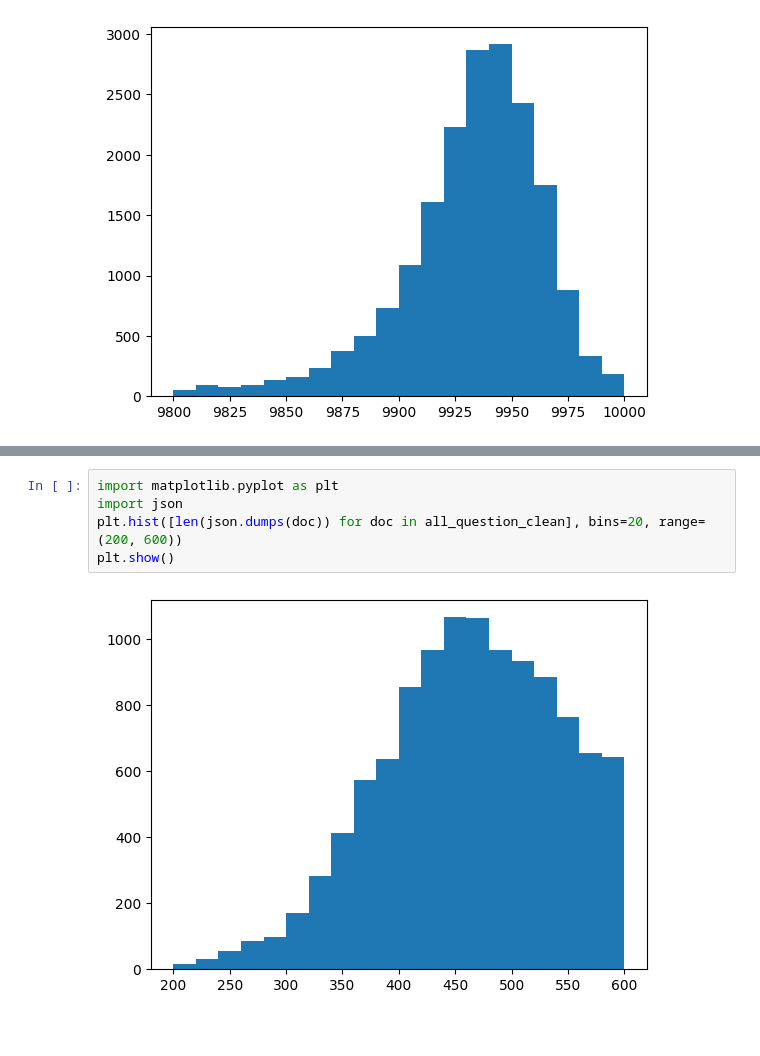
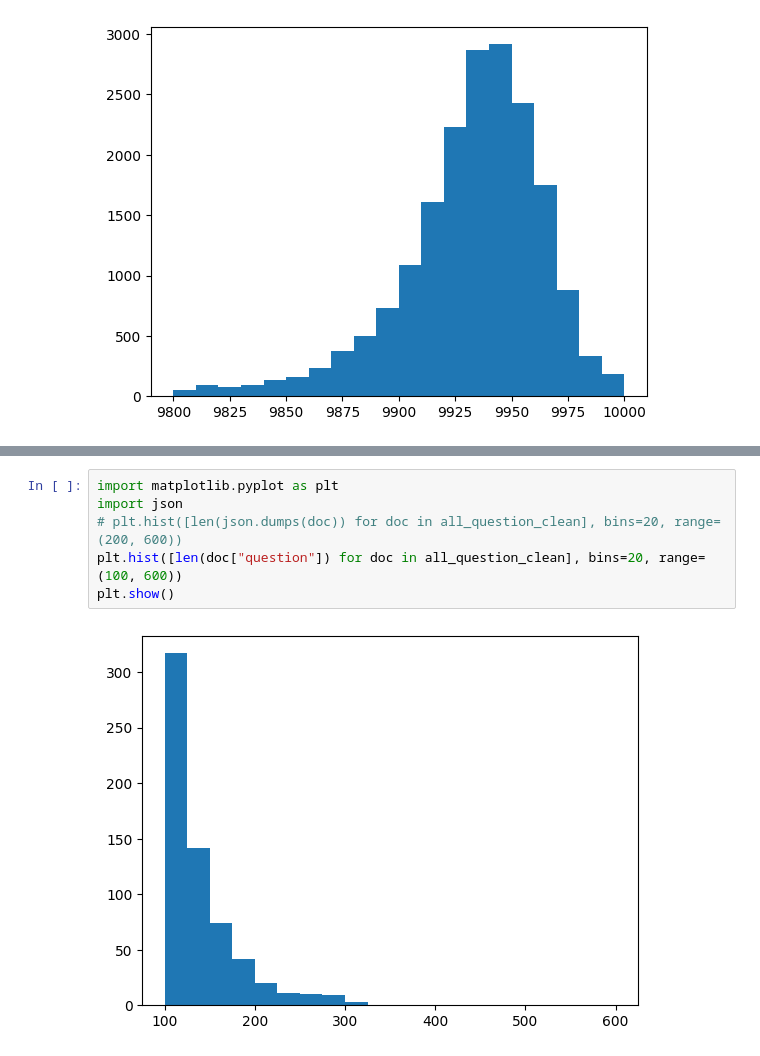
Before and after one commit to trungdung211/KalapaMedicalQA, a Jupyter notebook: Datasets/[colab]_Kalapa_Corpus_QA_Dataset.ipynb, the cells around one changed output, grey strips where cells are left out. Drawn from its saved outputs; the diff is of its cells as text.

```diff
--- a/Datasets/[colab]_Kalapa_Corpus_QA_Dataset.ipynb
+++ b/Datasets/[colab]_Kalapa_Corpus_QA_Dataset.ipynb
@@ -540,7 +601,8 @@ print(len(all_question_clean))
 # %%
 import matplotlib.pyplot as plt
 import json
-plt.hist([len(json.dumps(doc)) for doc in all_question_clean], bins=20, range=(200, 600))
+# plt.hist([len(json.dumps(doc)) for doc in all_question_clean], bins=20, range=(200, 600))
+plt.hist([len(doc["question"]) for doc in all_question_clean], bins=20, range=(100, 600))
 plt.show()
 # %% [output]
-[figure, old version]
+[figure, new version]
```
Also changed, not shown: parts of 8 cells of this notebook.
